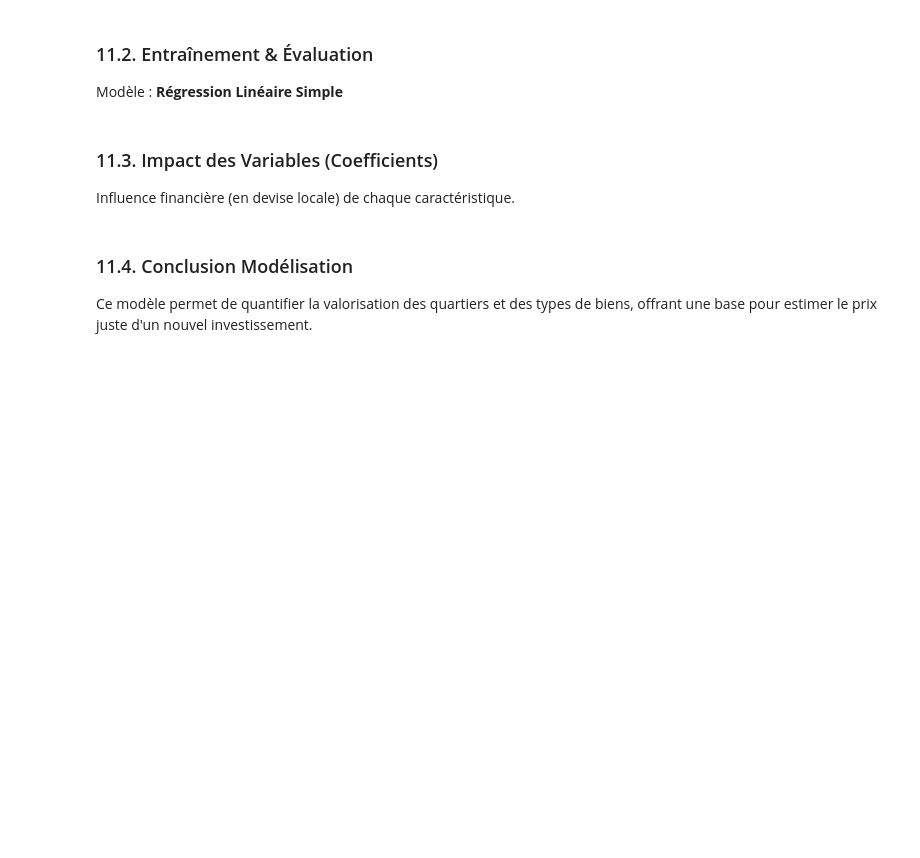
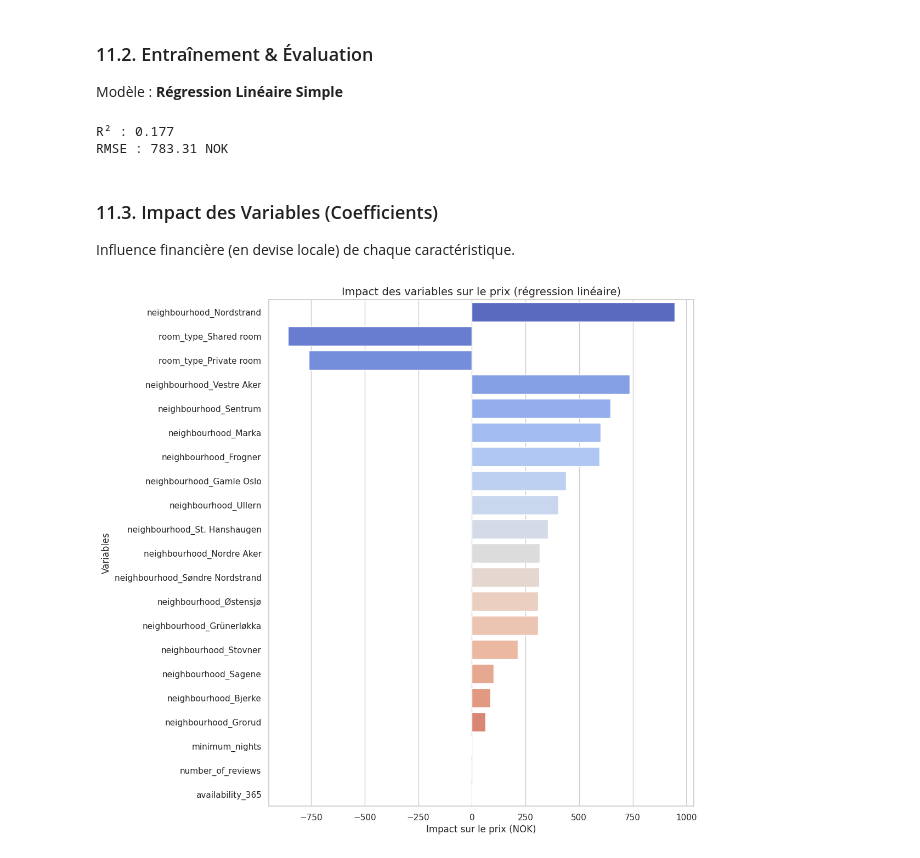
Before and after one commit to PercyaDJ/dossier-iae, a Jupyter notebook: oslo_airbnb_EDA.ipynb, the cells around one changed output. Drawn from its saved outputs; the diff is of its cells as text; code cells hidden in the pictures; blank space fills up the shorter version.

```diff
--- a/oslo_airbnb_EDA.ipynb
+++ b/oslo_airbnb_EDA.ipynb
@@ -800,6 +801,9 @@ print(f"Dimensions pour la modélisation : {X.shape}")
 Modèle : **Régression Linéaire Simple**
 # %%
 X_train, X_test, y_train, y_test = train_test_split(X, y, test_size=0.2, random_state=42)
+
+CITY_NAME = "Oslo"
+CURRENCY = "NOK"
 
 model = LinearRegression()
 model.fit(X_train, y_train)
@@ -809,7 +813,10 @@ r2 = r2_score(y_test, y_pred)
 rmse = np.sqrt(mean_squared_error(y_test, y_pred))
 
 print(f"R² : {r2:.3f}")
-print(f"RMSE : {rmse:.2f} {CITY_NAME} Currency")
+print(f"RMSE : {rmse:.2f} {CURRENCY}")
+# %% [output]
+R² : 0.177
+RMSE : 783.31 NOK
 # %% [markdown]
 ### 11.3. Impact des Variables (Coefficients)
 Influence financière (en devise locale) de chaque caractéristique.
@@ -824,3 +823,16 @@ display(coefs.tail(5))
-# %% [markdown]
-### 11.4. Conclusion Modélisation
-Ce modèle permet de quantifier la valorisation des quartiers et des types de biens, offrant une base pour estimer le prix juste d'un nouvel investissement.
+# %%
+plt.figure(figsize=(10, 12))
+sns.barplot(
+    data=coefs_sorted,
+    x='Impact',
+    y='Variable',
+    hue='Variable',
+    palette='coolwarm',
+    legend=False
+)
+plt.title("Impact des variables sur le prix (régression linéaire)")
+plt.xlabel("Impact sur le prix (NOK)")
+plt.ylabel("Variables")
+plt.show()
+# %% [output]
+[figure, added]
```
Also changed, not shown: parts of 7 cells of this notebook.
